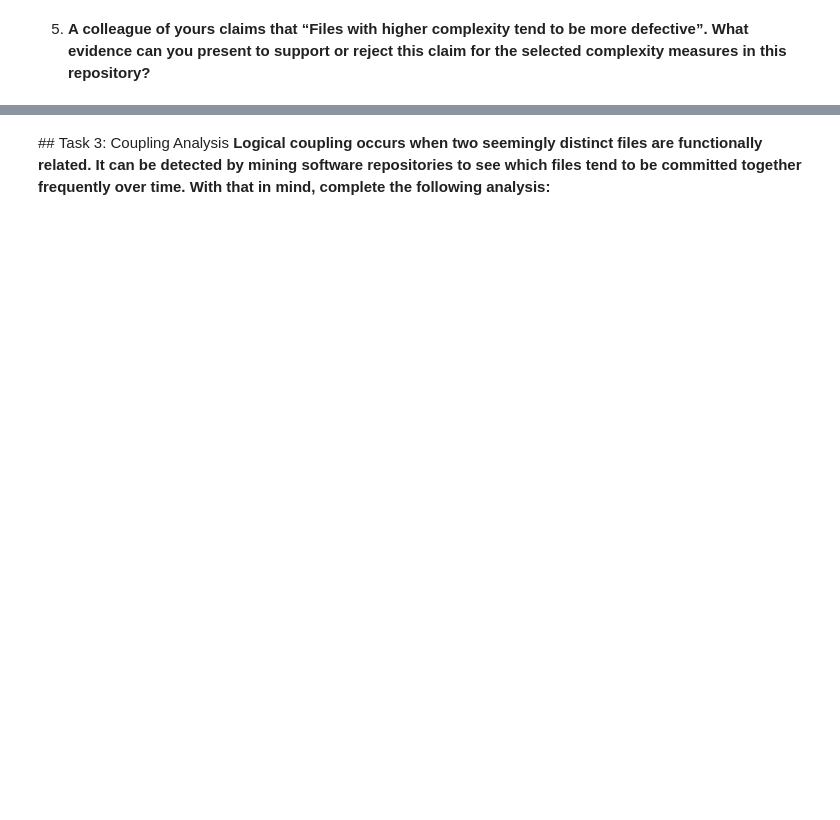
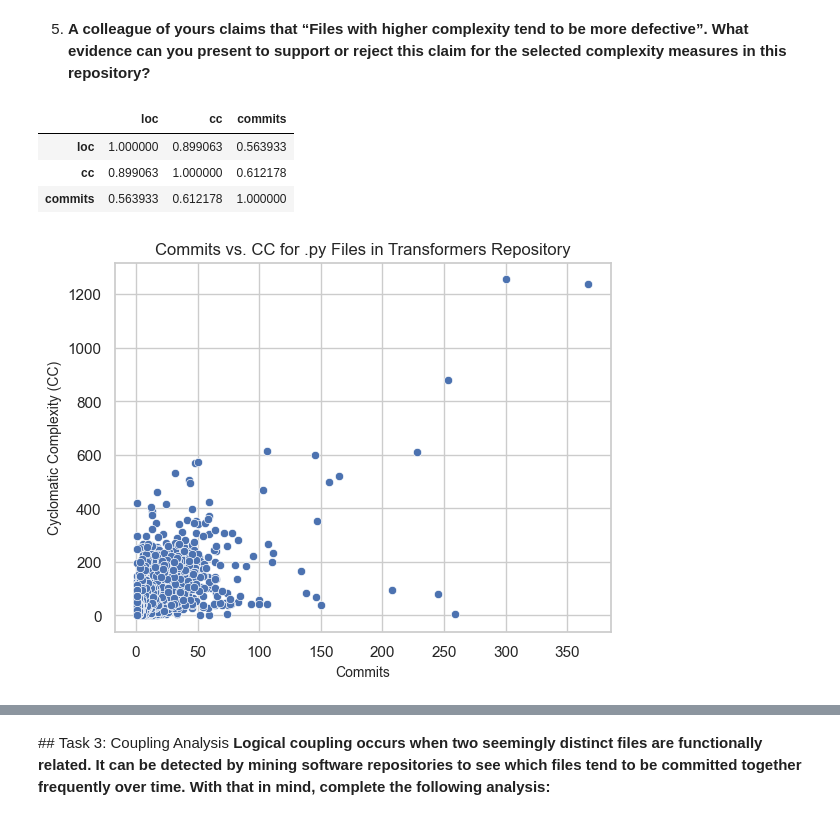
Before and after one commit to dominic-tobler/fss-group-dorech-FSS_SE_Sheet_1, a Jupyter notebook: sample.ipynb, the cells around one changed output, grey strips where cells are left out. Cells and saved outputs as stored; diff of their text form; code cells hidden in the pictures; blank space fills up the shorter version.

```diff
--- a/sample.ipynb
+++ b/sample.ipynb
@@ -273,2 +270,11 @@ Text(0, 0.5, 'Cyclomatic Complexity (CC)')
 # %% [markdown]
 5. <b>A colleague of yours claims that “Files with higher complexity tend to be more defective”. What evidence can you present to support or reject this claim for the selected complexity measures in this repository?</b>
+# %%
+# adding the number of commits to each python file
+for commit in tqdm(data):
+    for modified_file in commit["modified_files"]:
+        filename = modified_file.filename
+        if filename.endswith(".py"):
+            if "commits" not in py_files[filename].keys():
+                py_files[filename]["commits"] = 0
+            py_files[filename]["commits"] += 1
@@ -274,0 +284,14 @@ Text(0, 0.5, 'Cyclomatic Complexity (CC)')
+# %%
+df_py_commits = pd.DataFrame.from_dict(py_files, orient='index')
+sns.set_theme(style="whitegrid")
+ax = sns.scatterplot(data=df_py_commits, x="commits", y="cc")
+ax.set_title('Commits vs. CC for .py Files in Transformers Repository')
+ax.set_xlabel('Commits', fontsize=10)
+ax.set_ylabel('Cyclomatic Complexity (CC)', fontsize=10)
+df_py_commits.corr()
+# %% [output]
+|  | loc | cc | commits |
+| loc | 1.000000 | 0.899063 | 0.563933 |
+| cc | 0.899063 | 1.000000 | 0.612178 |
+| commits | 0.563933 | 0.612178 | 1.000000 |
+[figure, added]
```
Also changed, not shown: parts of 8 cells of this notebook, 1 other file.
